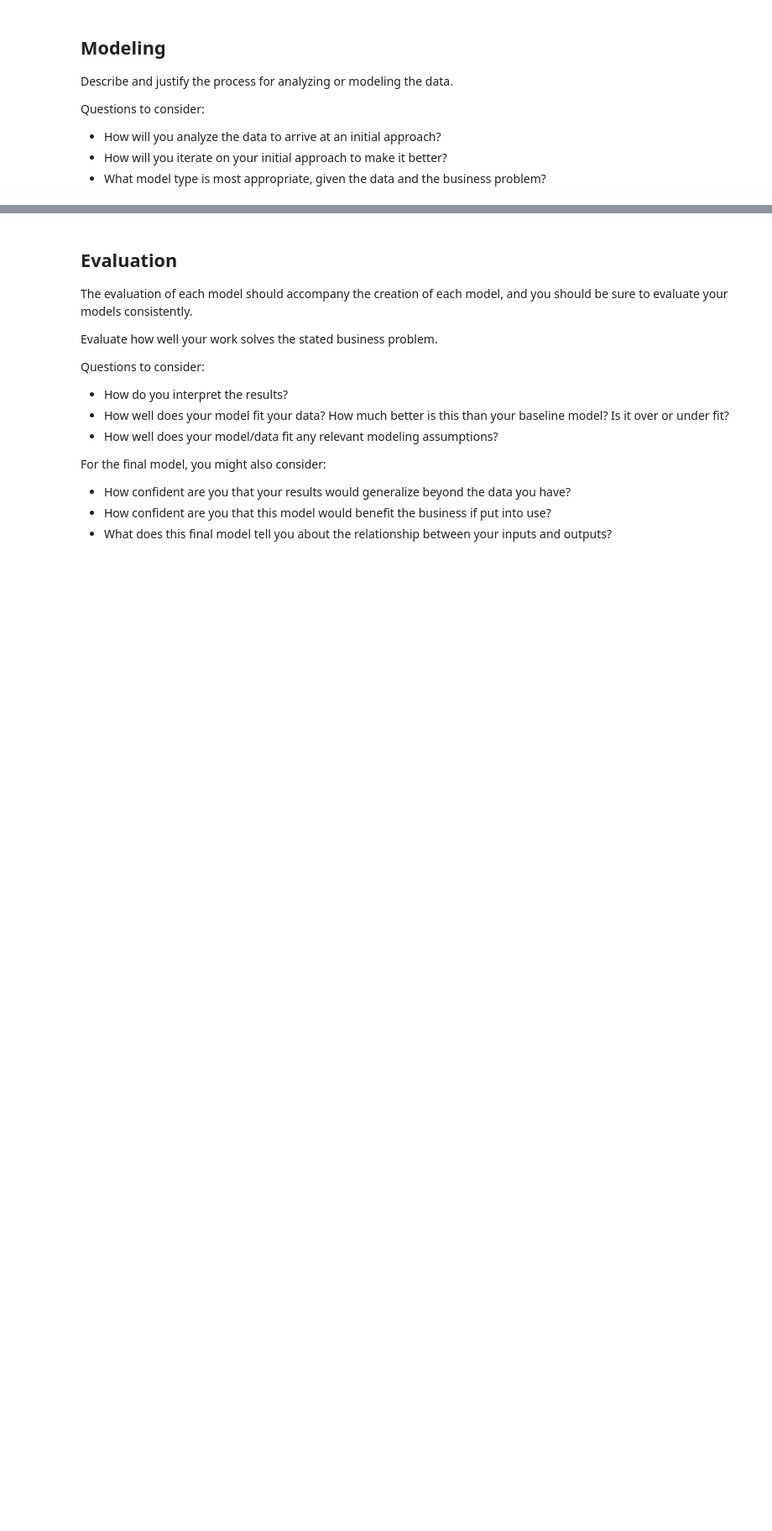
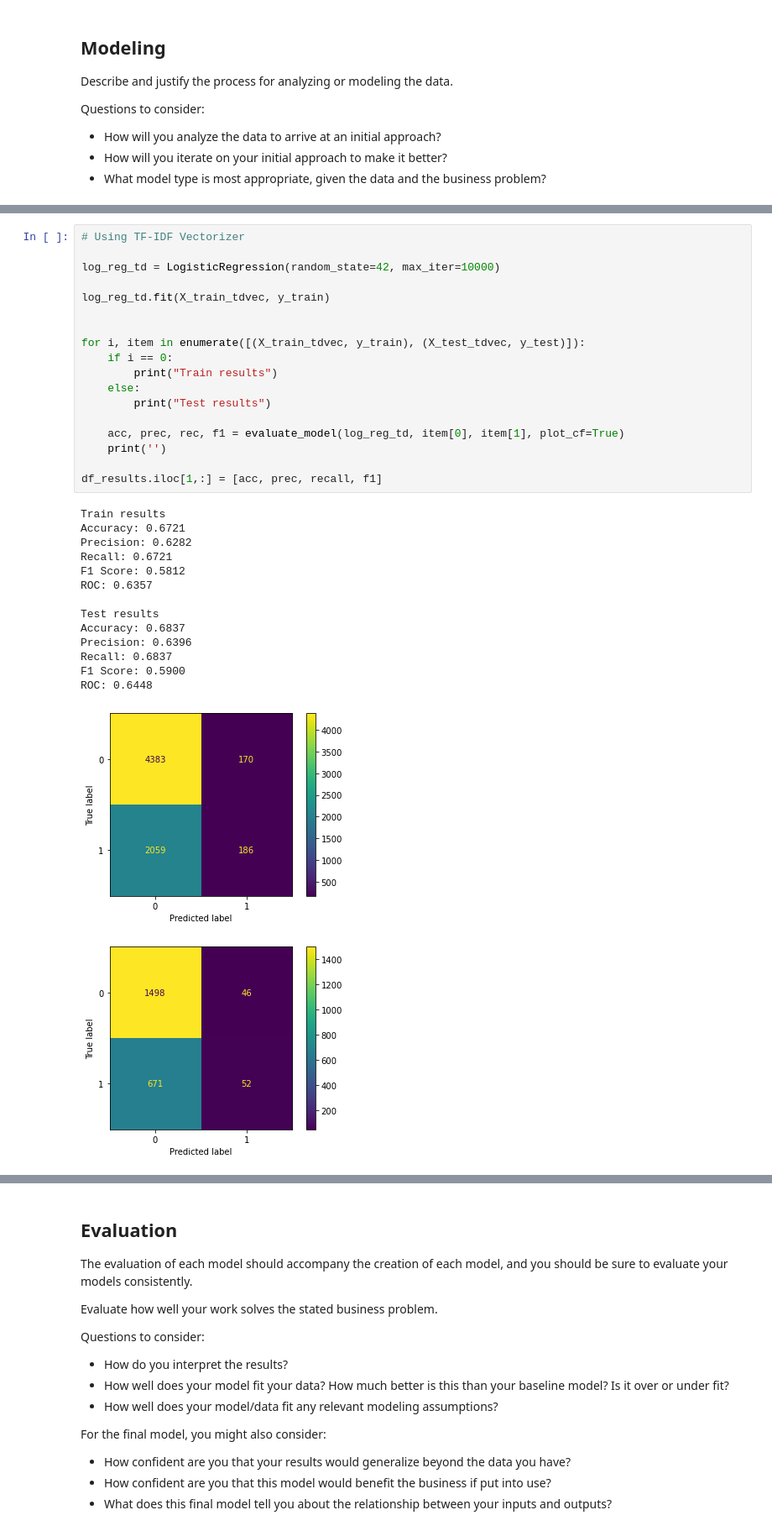
Before and after one commit to marvelje/Twitter-Emotions-Project, a Jupyter notebook: Notebooks/Jeff/jeff_notebook.ipynb, the cells around one changed output, grey strips where cells are left out. Shown: that part at 84% size. Drawn from its saved outputs; the diff is of its cells as text; blank space fills up the shorter version.

```diff
--- a/Notebooks/Jeff/jeff_notebook.ipynb
+++ b/Notebooks/Jeff/jeff_notebook.ipynb
@@ -320,0 +438,34 @@ X_test_vec = vectorizer.transform(X_test)
+# %%
+# Using TF-IDF Vectorizer
+
+log_reg_td = LogisticRegression(random_state=42, max_iter=10000)
+
+log_reg_td.fit(X_train_tdvec, y_train)
+
+
+for i, item in enumerate([(X_train_tdvec, y_train), (X_test_tdvec, y_test)]):
+    if i == 0:
+        print("Train results")
+    else:
+        print("Test results")
+
+    acc, prec, rec, f1 = evaluate_model(log_reg_td, item[0], item[1], plot_cf=True)
+    print('')
+
+df_results.iloc[1,:] = [acc, prec, recall, f1]
+# %% [output]
+Train results
+Accuracy: 0.6721
+Precision: 0.6282
+Recall: 0.6721
+F1 Score: 0.5812
+ROC: 0.6357
+
+Test results
+Accuracy: 0.6837
+Precision: 0.6396
+Recall: 0.6837
+F1 Score: 0.5900
+ROC: 0.6448
+[figure, added]
+[figure, added]
```
Also changed, not shown: parts of 54 cells of this notebook.
